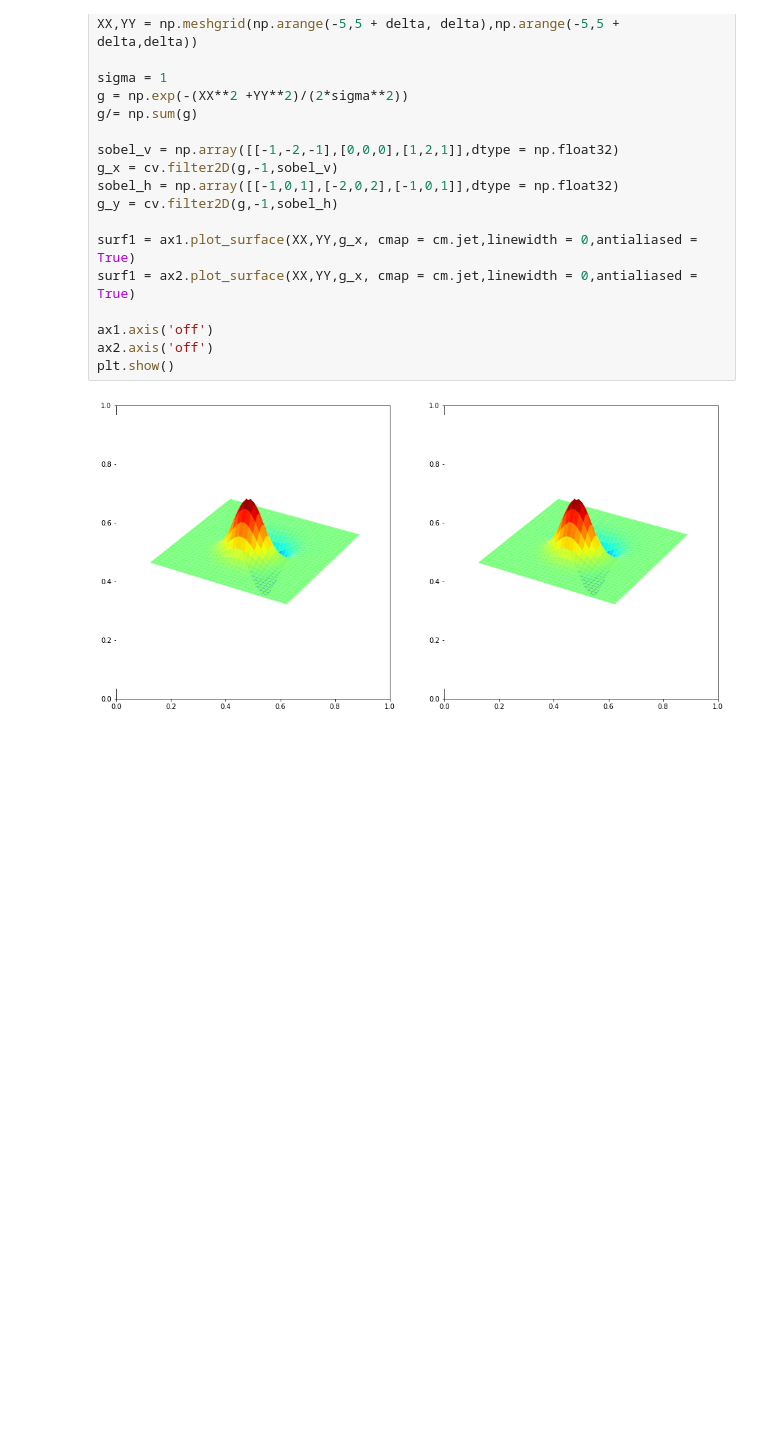
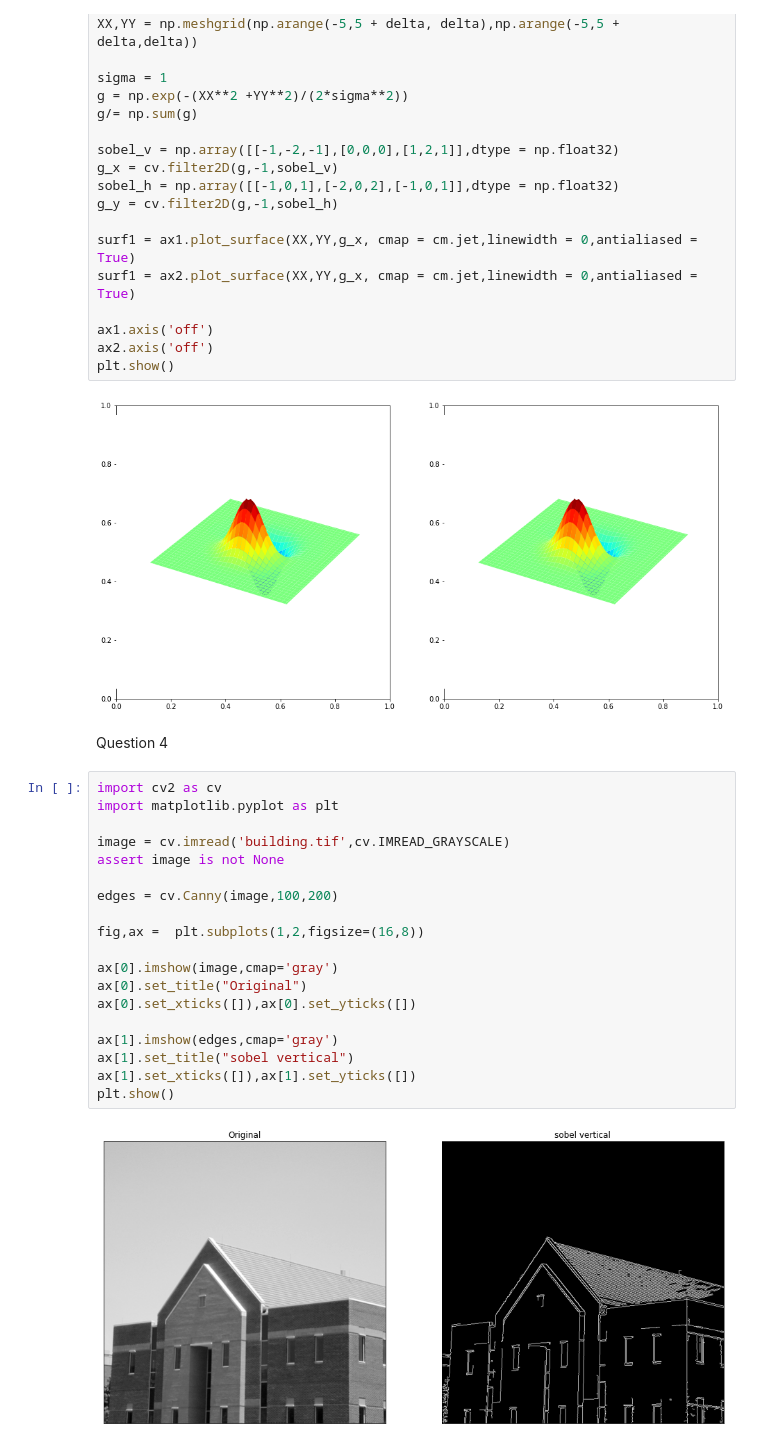
Before and after one commit to dulmi-99/Image-Processing-and-Machine-Vision, a Jupyter notebook: Exercises/Exerxise 4/190107T_Exercise_4.ipynb, the cells around one changed output. Cells and saved outputs as stored; diff of their text form; blank space fills up the shorter version.

```diff
--- a/Exercises/Exerxise 4/190107T_Exercise_4.ipynb
+++ b/Exercises/Exerxise 4/190107T_Exercise_4.ipynb
@@ -38,3 +38,26 @@ ax2.axis('off')
 plt.show()
 # %% [output]
 [figure]
+# %% [markdown]
+Question 4
+# %%
+import cv2 as cv
+import matplotlib.pyplot as plt
+
+image = cv.imread('building.tif',cv.IMREAD_GRAYSCALE)
+assert image is not None
+
+edges = cv.Canny(image,100,200)
+
+fig,ax =  plt.subplots(1,2,figsize=(16,8))
+
+ax[0].imshow(image,cmap='gray')
+ax[0].set_title("Original")
+ax[0].set_xticks([]),ax[0].set_yticks([])
+
+ax[1].imshow(edges,cmap='gray')
+ax[1].set_title("sobel vertical")
+ax[1].set_xticks([]),ax[1].set_yticks([])
+plt.show()
+# %% [output]
+[figure, added]
```
